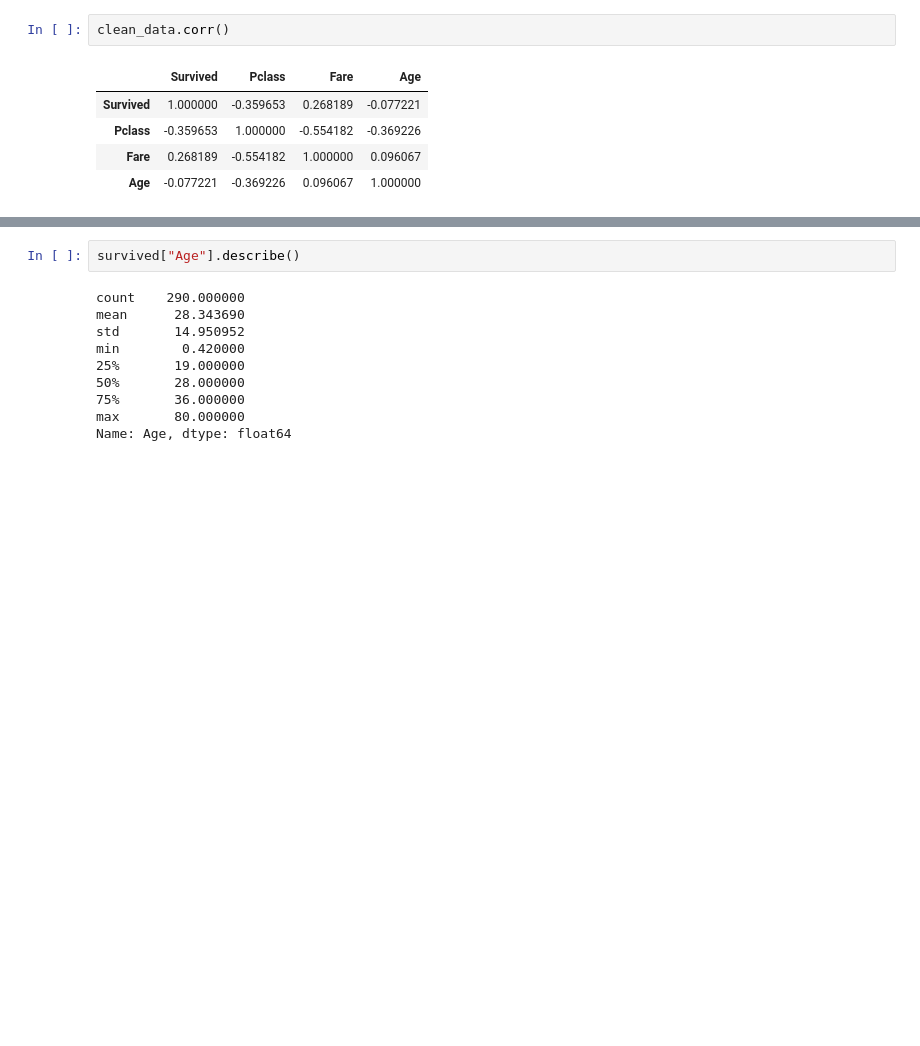
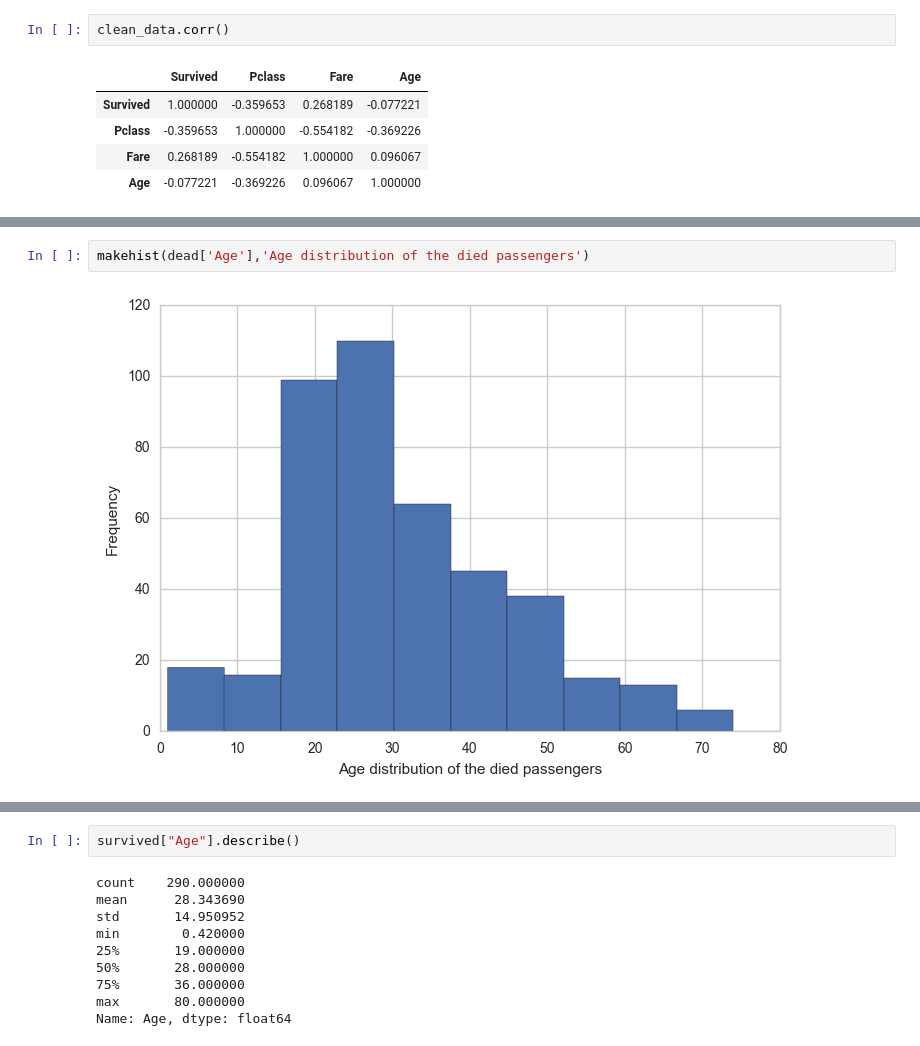
Before and after one commit to baocongchen/Investigate-a-Dataset, a Jupyter notebook: Investigating_a_Dataset.ipynb, the cells around one changed output, grey strips where cells are left out. Cells and saved outputs as stored; diff of their text form; blank space fills up the shorter version.

```diff
--- a/Investigating_a_Dataset.ipynb
+++ b/Investigating_a_Dataset.ipynb
@@ -118,0 +126,4 @@ clean_data.corr()
+# %%
+makehist(dead['Age'],'Age distribution of the died passengers')
+# %% [output]
+[figure, added]
```
Also changed, not shown: parts of 40 cells of this notebook, 1 other file.
